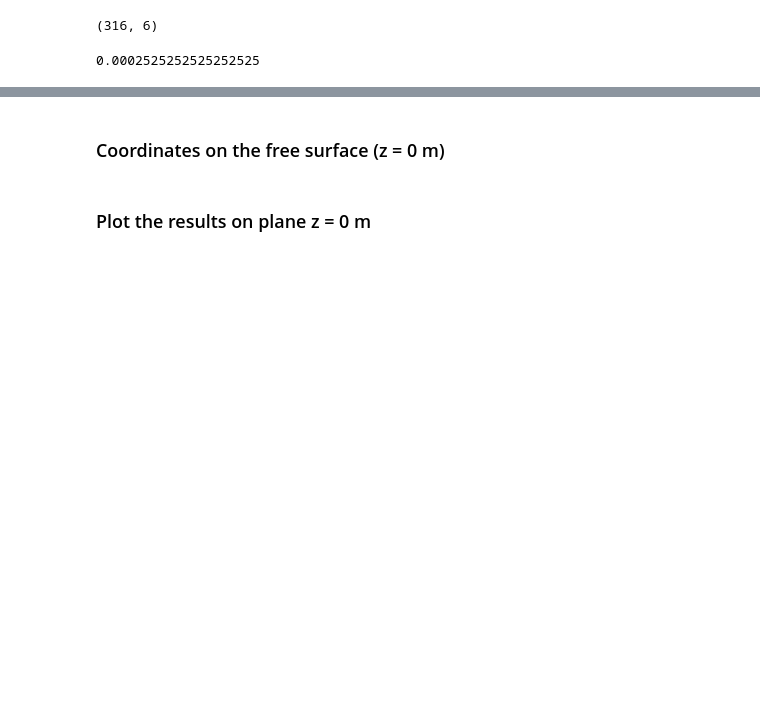
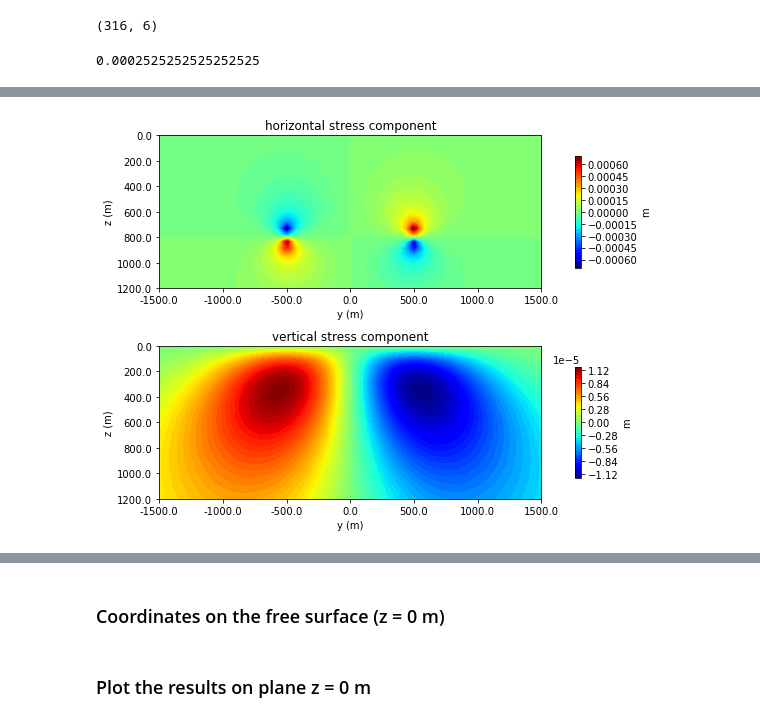
Before and after one commit to pinga-lab/DisReserv, a Jupyter notebook: code/cylindrical_reservoir.ipynb, the cells around one changed output, grey strips where cells are left out. Cells and saved outputs as stored; diff of their text form; code cells hidden in the pictures; blank space fills up the shorter version.

```diff
--- a/code/cylindrical_reservoir.ipynb
+++ b/code/cylindrical_reservoir.ipynb
@@ -183,0 +185,32 @@ plt.show()
+# %%
+# Plot the results on a map
+fig, ax = plt.subplots(nrows=2, ncols=1, sharex=False, sharey=False, figsize=(12,6))
+
+ax[0].set_aspect("equal")
+img = ax[0].contourf(y, z, s_yz1.reshape(shape[::-1]),
+                  60, cmap="jet")
+plt.colorbar(img, ax=ax[0], pad=0.04, shrink=0.73, label="m")
+ax[0].set_title("horizontal stress component")
+
+ax[0].set_xticklabels(ax[0].get_xticks())
+ax[0].set_yticklabels(ax[0].get_yticks())
+ax[0].invert_yaxis()
+ax[0].set_xlabel("y (m)")
+ax[0].set_ylabel("z (m)")
+
+ax[1].set_aspect("equal")
+img = ax[1].contourf(y, z, s_yzz2.reshape(shape[::-1]),
+                  60, cmap="jet")
+plt.colorbar(img, ax=ax[1], pad=0.04, shrink=0.73, label="m")
+ax[1].set_title("vertical stress component")
+
+ax[1].set_xticklabels(ax[1].get_xticks())
+ax[1].set_yticklabels(ax[1].get_yticks())
+ax[1].invert_yaxis()
+ax[1].set_xlabel("y (m)")
+ax[1].set_ylabel("z (m)")
+
+plt.tight_layout()
+plt.show()
+# %% [output]
+[figure, added]
```
Also changed, not shown: parts of 18 cells of this notebook.
